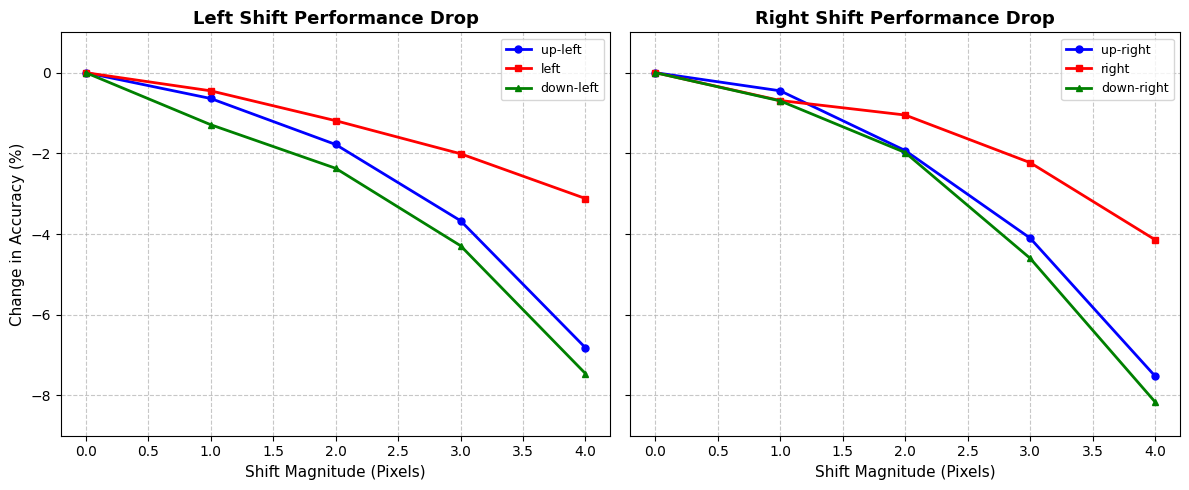
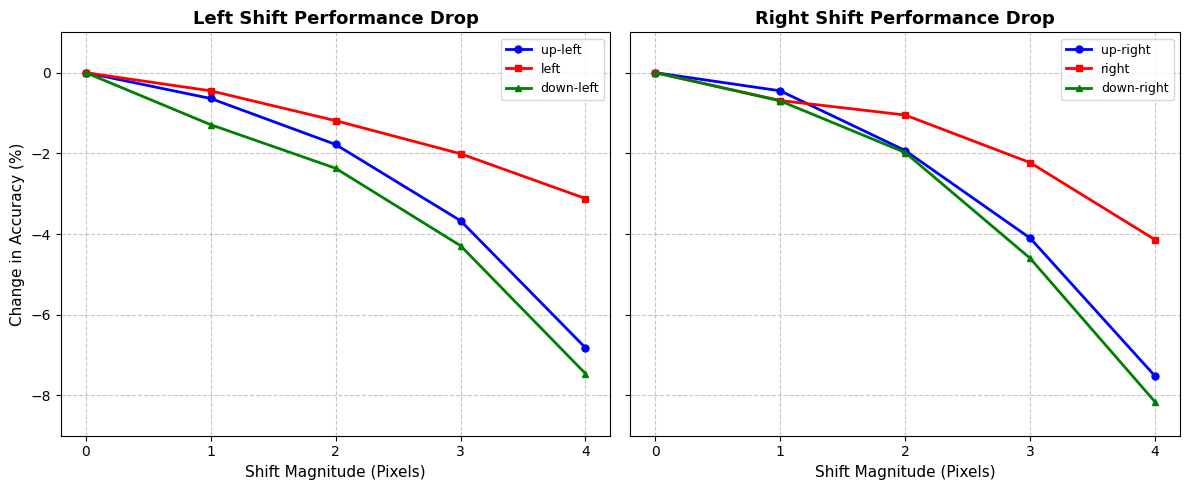
Unified diff of the notebook cell whose output changed from the first chart to the second:
--- before
+++ after
@@ -24,4 +24,5 @@
     ax.grid(True, linestyle='--', alpha=0.7)
     ax.set_ylim(bottom=-9, top=1)
+    ax.set_xticks(shifts)
     ax.legend(fontsize=9)
 

Commit: move components into deperate python files